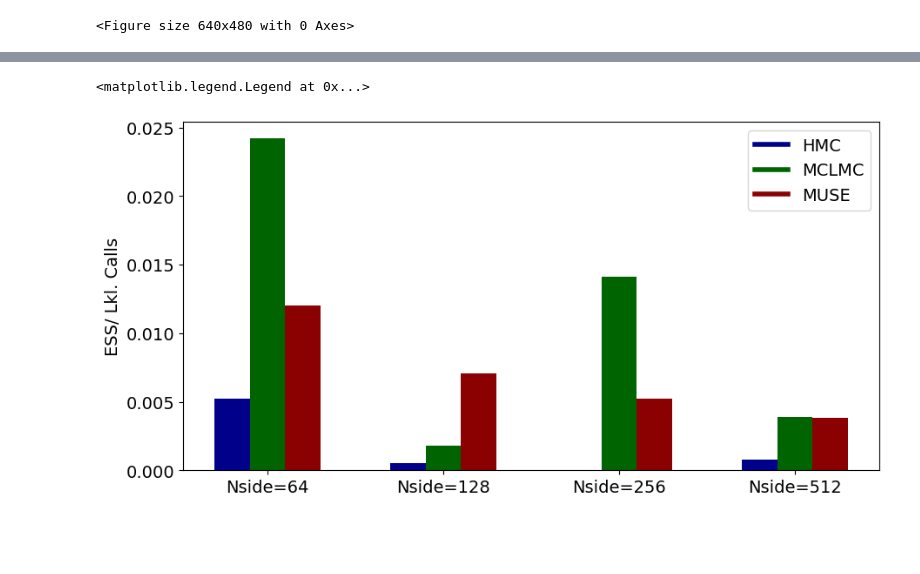
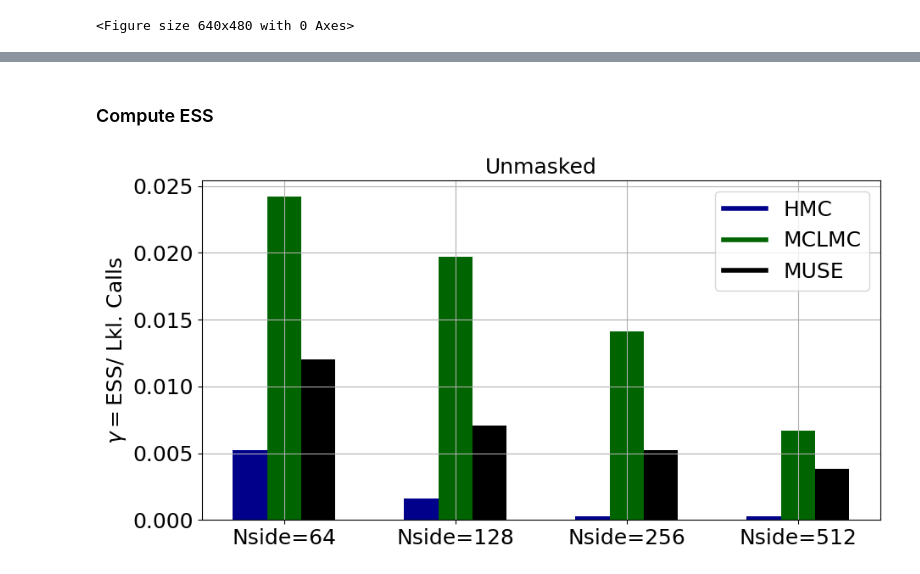
Before and after one commit to JaimeRZP/CMBLensing_MicroCanonicalHMC.jl, a Jupyter notebook: examples/plotting_python.ipynb, the cells around one changed output, grey strips where cells are left out. Saved outputs shown, nothing was run; the diff lists cells and outputs as text; code cells hidden in the pictures; blank space fills up the shorter version.

```diff
--- a/examples/plotting_python.ipynb
+++ b/examples/plotting_python.ipynb
@@ -9,11 +9,12 @@ import getdist
 from getdist import plots, MCSamples
 from scipy import signal
 import sacc
-plt.rcParams['xtick.labelsize'] = 14
-plt.rcParams['ytick.labelsize'] = 14
-plt.rcParams['axes.labelsize'] = 14
-plt.rcParams['axes.titlesize'] = 16
-plt.rc('legend',fontsize=14)
+plt.rcParams['xtick.labelsize'] = 18
+plt.rcParams['ytick.labelsize'] = 18
+plt.rcParams['ytick.labelsize'] = 18
+plt.rcParams['axes.labelsize'] = 18
+plt.rcParams['axes.titlesize'] = 18
+plt.rc('legend',fontsize=18)
 
 plt.tight_layout()
 # %% [output]
@@ -20,0 +111,2 @@ plt.tight_layout()
+# %% [markdown]
+### Compute ESS
@@ -22,30 +125,33 @@ plt.tight_layout()
 nsides = np.array([64, 128, 256, 512])
 samplers = np.array(['HMC', 'MCLMC', 'MUSE'])
 # %%
-colors  =  ['darkblue', 'darkgreen', 'darkred']
+colors  =  ['darkblue', 'darkgreen', 'black']
+#                   HMC     MCLMC   MUSE
 ESS_64  = np.array([0.0052, 0.0242, 0.0120])
-ESS_128 = np.array([0.0005, 0.0018, 0.0071])
-ESS_256 = np.array([np.NaN, 0.0141, 0.0052])
-ESS_512 = np.array([0.0008, 0.0039, 0.0038])
+ESS_128 = np.array([0.0016, 0.0197, 0.0071])
+ESS_256 = np.array([0.00030, 0.0141, 0.0052])
+ESS_512 = np.array([0.000285, 0.0067, 0.0038])
 
 X = np.arange(3)/5
 fig = plt.figure(figsize=(8,4))
 ax = fig.add_axes([0,0,1,1])
 
 ax.bar(X,     ESS_64,  color = colors, width = 0.2)
 ax.bar(X + 1, ESS_128, color = colors, width = 0.2)
 ax.bar(X + 2, ESS_256, color = colors, width = 0.2)
 ax.bar(X + 3, ESS_512, color = colors, width = 0.2)
 
-plt.ylabel("ESS/ Lkl. Calls")
+plt.ylabel(r"$\gamma=$ESS/ Lkl. Calls")
 plt.xticks(np.array([X[1], X[1]+1, X[1]+2, X[1]+3]).flatten(),
            np.array([['Nside=64'], ['Nside=128'], ['Nside=256'], ['Nside=512']]).flatten())
-
+plt.grid()
+plt.title("Unmasked")
 
 custom_lines = [Line2D([0], [0], color='darkblue', lw=4),
                 Line2D([0], [0], color='darkgreen', lw=4),
-                Line2D([0], [0], color='darkred', lw=4)]
+                Line2D([0], [0], color='black', lw=4)]
 plt.legend(custom_lines, samplers)
+plt.savefig("/mnt/c/Users/jaime/Desktop/mchmc_lensing/ESS_comp.pdf", bbox_inches='tight')
+plt.show()
 # %% [output]
-<matplotlib.legend.Legend at 0x...>
-[figure, old version]
+[figure, new version]
```
Also changed, not shown: parts of 35 cells of this notebook, 1 other file.
